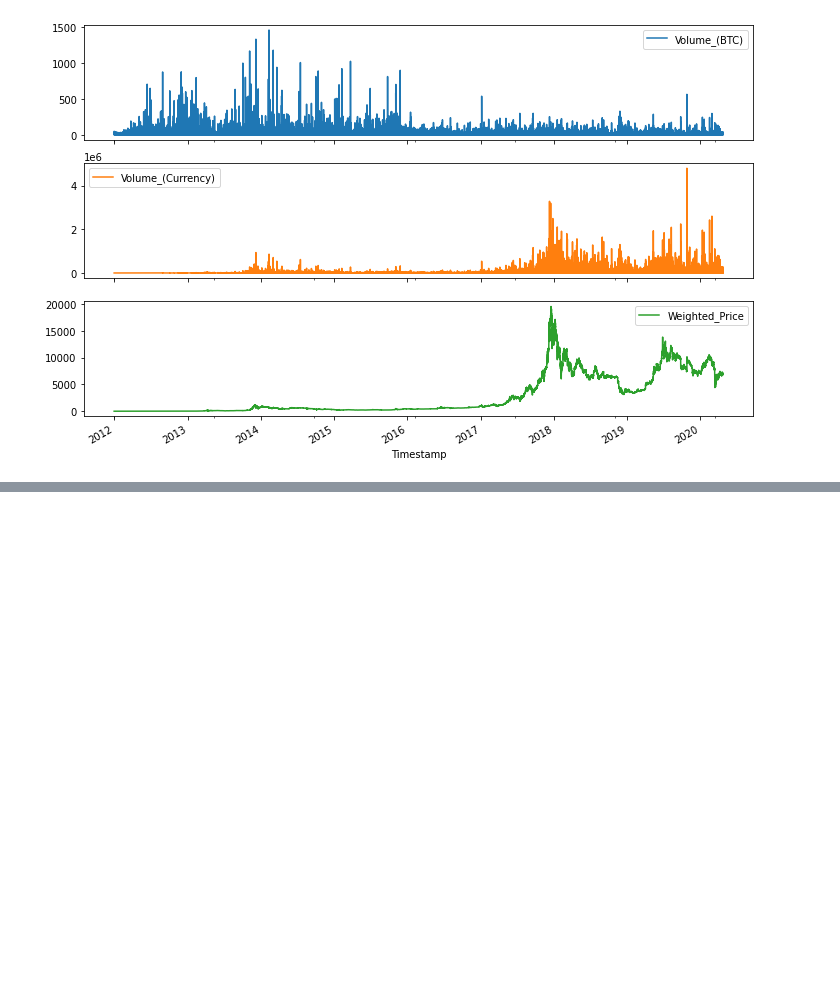
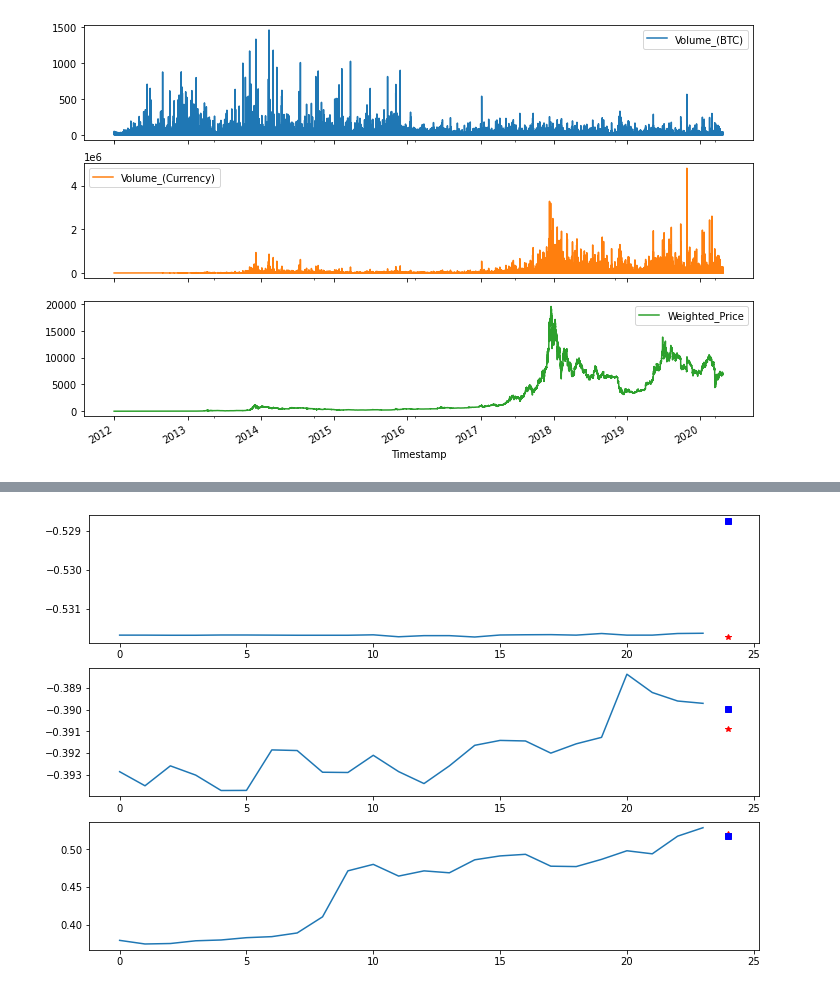
Before and after one commit to KoeusIss/holbertonschool-machine_learning, a Jupyter notebook: supervised_learning/0x0E-time_series/forecast_btc.ipynb, the cells around one changed output, grey strips where cells are left out. Drawn from its saved outputs; the diff is of its cells as text; code cells hidden in the pictures; blank space fills up the shorter version.

```diff
--- a/supervised_learning/0x0E-time_series/forecast_btc.ipynb
+++ b/supervised_learning/0x0E-time_series/forecast_btc.ipynb
@@ -146,0 +164,24 @@ valid_df = (valid_df - train_mean) / train_std
+# %%
+# Build datasets
+# -----------------------------------------------------------------------------
+
+def make_dataset(data):
+  data = np.array(data, dtype=np.float32)
+  ds = tf.keras.preprocessing.timeseries_dataset_from_array(
+      data=data,
+      targets=None,
+      sequence_length=INUPT_WIDTH + LABEL_WIDTH,
+      sequence_stride=1,
+      shuffle=True,
+      batch_size=BATCH_SIZE
+  )
+
+
+  ds = ds.map(split_window)
+
+  return ds
+# %%
+# Create train and validation datasets
+
+train_ds = make_dataset(train_df)
+valid_ds = make_dataset(valid_df)
@@ -146,0 +211,7 @@ valid_df = (valid_df - train_mean) / train_std
+# %%
+# Build RNN module using LSTM Gate
+
+lstm_model = K.models.Sequential([
+    K.layers.LSTM(64, return_sequences=False),
+    K.layers.Dense(units=1)
+])
@@ -146,0 +244,11 @@ valid_df = (valid_df - train_mean) / train_std
+# %%
+# Plotting prediction
+# -----------------------------------------------------------------------------
+
+for b, (x, y) in enumerate(train_ds.take(3)):
+  plt.subplot(3, 1, b+1)
+  plt.plot(list(range(24)), x[b, :, -1])
+  plt.plot(24, y[b].numpy(), 'r*')
+  plt.plot(24, lstm_model.predict(x)[b], 'bs')
+# %% [output]
+[figure, added]
```
Also changed, not shown: parts of 9 cells of this notebook.
